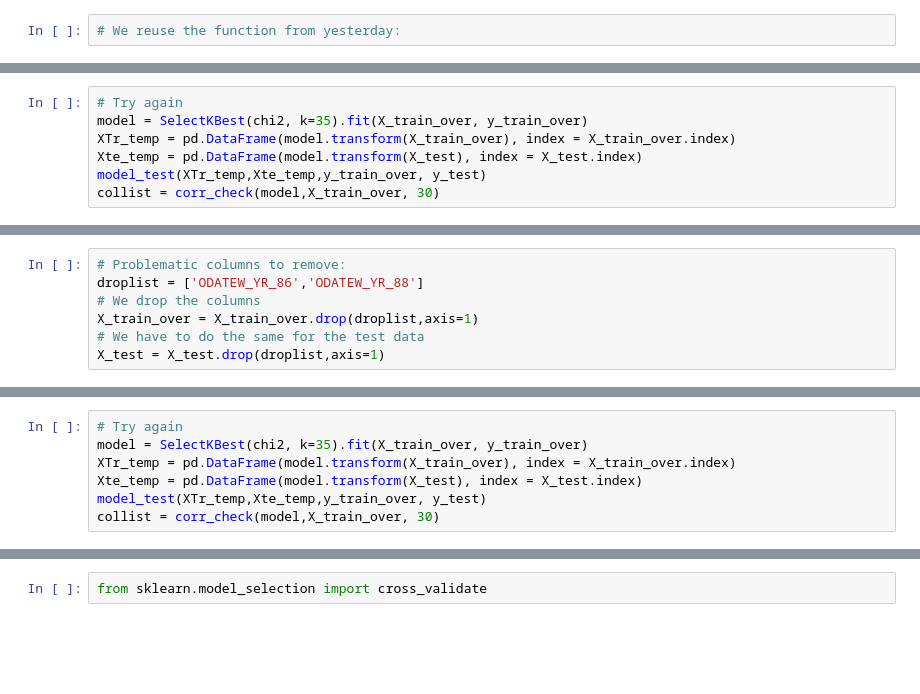
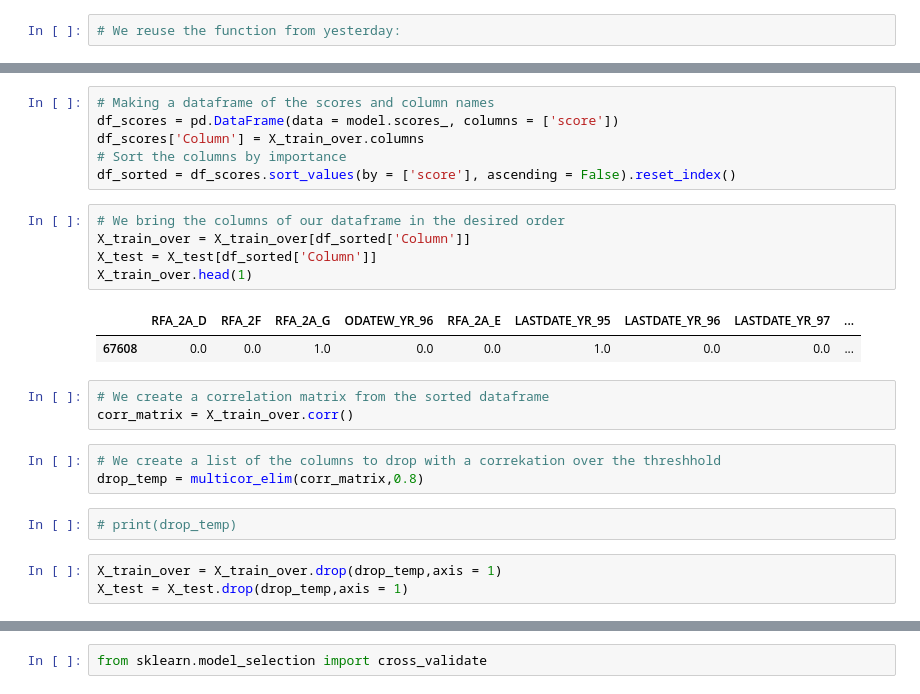
Before and after one commit to GiancarloSanna/lab-random-forests, a Jupyter notebook: 1. Lab Random Forest.ipynb, the cells around one changed output, grey strips where cells are left out. Saved outputs shown, nothing was run; the diff lists cells and outputs as text; blank space fills up the shorter version.

```diff
--- a/1. Lab Random Forest.ipynb
+++ b/1. Lab Random Forest.ipynb
@@ -395,7 +319,0 @@ X_test = X_test.drop(droplist,axis=1)
-# %%
-# Try again
-model = SelectKBest(chi2, k=35).fit(X_train_over, y_train_over)
-XTr_temp = pd.DataFrame(model.transform(X_train_over), index = X_train_over.index)
-Xte_temp = pd.DataFrame(model.transform(X_test), index = X_test.index)
-model_test(XTr_temp,Xte_temp,y_train_over, y_test)
-collist = corr_check(model,X_train_over, 30)
@@ -421,7 +319,0 @@ RandomForestf1:  0.1161400512382579
-# %%
-# Problematic columns to remove:
-droplist = ['ODATEW_YR_86','ODATEW_YR_88']
-# We drop the columns
-X_train_over = X_train_over.drop(droplist,axis=1)
-# We have to do the same for the test data
-X_test = X_test.drop(droplist,axis=1)
@@ -432,7 +319,0 @@ print(collist)
-# %%
-# Try again
-model = SelectKBest(chi2, k=35).fit(X_train_over, y_train_over)
-XTr_temp = pd.DataFrame(model.transform(X_train_over), index = X_train_over.index)
-Xte_temp = pd.DataFrame(model.transform(X_test), index = X_test.index)
-model_test(XTr_temp,Xte_temp,y_train_over, y_test)
-collist = corr_check(model,X_train_over, 30)
@@ -463,0 +355,25 @@ X__test_selected = X_test[collist].copy()
+# %%
+# Making a dataframe of the scores and column names
+df_scores = pd.DataFrame(data = model.scores_, columns = ['score'])
+df_scores['Column'] = X_train_over.columns
+# Sort the columns by importance
+df_sorted = df_scores.sort_values(by = ['score'], ascending = False).reset_index()
+# %%
+# We bring the columns of our dataframe in the desired order
+X_train_over = X_train_over[df_sorted['Column']]
+X_test = X_test[df_sorted['Column']]
+X_train_over.head(1)
+# %% [output]
+|  | RFA_2A_D | RFA_2F | RFA_2A_G | ODATEW_YR_96 | RFA_2A_E | LASTDATE_YR_95 | LASTDATE_YR_96 | LASTDATE_YR_97 | ... |
+| 67608 | 0.0 | 0.0 | 1.0 | 0.0 | 0.0 | 1.0 | 0.0 | 0.0 | ... |
+# %%
+# We create a correlation matrix from the sorted dataframe
+corr_matrix = X_train_over.corr()
+# %%
+# We create a list of the columns to drop with a correkation over the threshhold
+drop_temp = multicor_elim(corr_matrix,0.8)
+# %%
+# print(drop_temp)
+# %%
+X_train_over = X_train_over.drop(drop_temp,axis = 1)
+X_test = X_test.drop(drop_temp,axis = 1)
```
Also changed, not shown: parts of 40 cells of this notebook.
